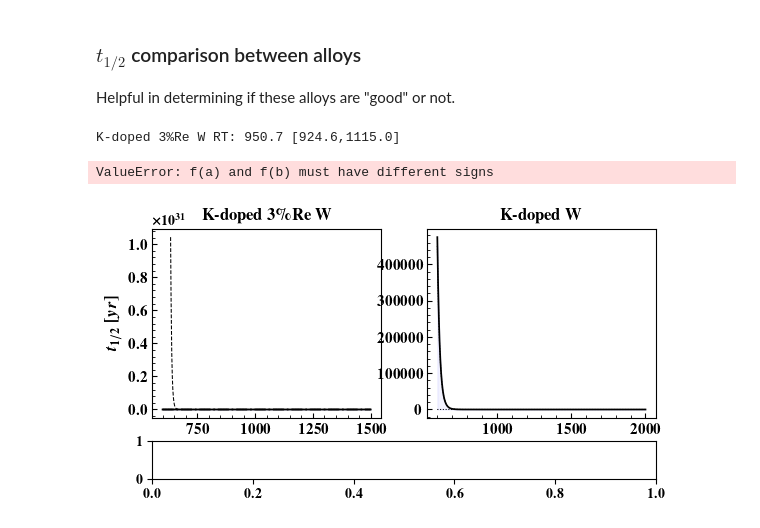
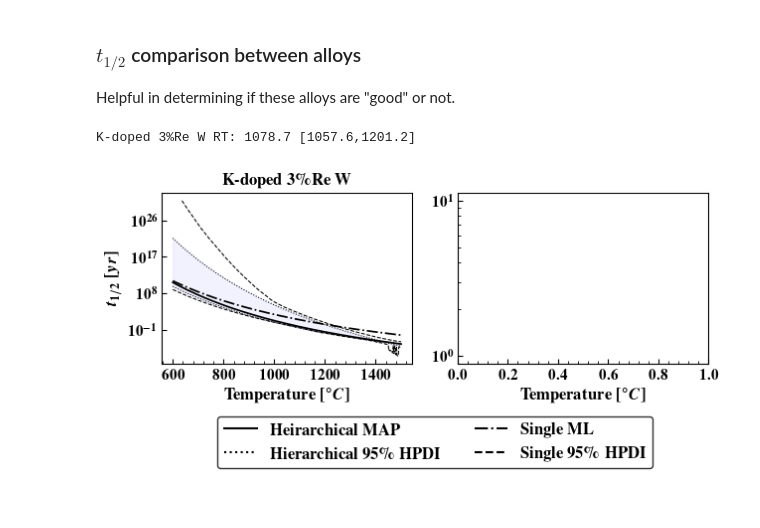
Before and after one commit to ml-ME-gatech/modeling_tungsten, a Jupyter notebook: recrystallization/model_inference/inference_extension.ipynb, the cells around one changed output. Drawn from its saved outputs; the diff is of its cells as text; code cells hidden in the pictures.

Commit message:
Images
Image Changes

```diff
--- a/recrystallization/model_inference/inference_extension.ipynb
+++ b/recrystallization/model_inference/inference_extension.ipynb
@@ -903,7 +903,7 @@ def estimate_RT(sampled_time: np.ndarray,
 
 
 alloy_name = 'K-doped 3%Re W'
-X = 0.1
+X = 0.95
 SECONDS_TO_HOURS = 3600.0
 HOURS_TO_YEAR = 24.0*365.0
 SECONDS_TO_YEAR = SECONDS_TO_HOURS*HOURS_TO_YEAR
@@ -920,14 +920,14 @@ for ax in axes:
 axes[0].set_ylabel(r'\textbf{$t_{1/2}$ [$yr$]}',fontsize = 12)
 
 t_ranges = [(600,1500),(600,2000)]
-for i,(ax,alloy_name,tr) in enumerate(zip(axes,[r'K-doped 3%Re W','K-doped W'],t_ranges)):
+for i,(ax,alloy_name,tr) in enumerate(zip(axes,[r'K-doped 3%Re W'],t_ranges)):
 
     ax.set_title(r'\textbf{' + alloy_name.replace('%',r'\%') + '}',fontsize = 12)
     #Map Estimate
     with open(INFERENCE_PATH.joinpath(f'{alloy_name}_tpa_map_trunc_normal.pkl'),'rb') as f:
         inf_summary = pickle.load(f)['map']
 
-    temperature = np.linspace(tr[0],tr[1],5000) + 273.15
+    temperature = np.linspace(tr[0],tr[1],500) + 273.15
     map_params = posterior_latent_model(inf_summary)
     t = sample_jmak_model_time(X,jnp.array(temperature),*map_params)
     ax.plot(temperature - 273.15,t/SECONDS_TO_YEAR,lw = 1.25, color = 'k',ls = '-')
@@ -943,7 +943,7 @@ for i,(ax,alloy_name,tr) in enumerate(zip(axes,[r'K-doped 3%Re W','K-doped W'],t
     ax.plot(temperature - 273.15,lower/SECONDS_TO_YEAR,color = 'k',lw = 0.75,ls = ':')
     ax.plot(temperature - 273.15,upper/SECONDS_TO_YEAR,color = 'k',lw = 0.75,ls = ':')
 
-    RT = np.round(estimate_RT(sampled_t, t, temperature,20*SECONDS_TO_YEAR) - 273.15,1)
+    RT = np.round(estimate_RT(sampled_t, t, temperature,SECONDS_TO_YEAR) - 273.15,1)
     print('{} RT: {} [{},{}]'.format(alloy_name,RT[0],RT[1],RT[2]))
 
     #Single ML Estimate
@@ -953,33 +953,32 @@ for i,(ax,alloy_name,tr) in enumerate(zip(axes,[r'K-doped 3%Re W','K-doped W'],t
     inf_summary = pd.read_csv(INFERENCE_PATH.joinpath(model_name.format(f'{alloy_name}_single_trunc_normal_params.csv')),index_col = 0)
     a1,B1,a2,B2,n,_ = inf_summary.loc[['a1','B1','a2','B2','n','sigma'],'ml'].to_numpy()
 
     t = sample_jmak_model_time(X,jnp.array(temperature),a1,a2,B1,B2,n)
     ax.plot(temperature - 273.15,t/SECONDS_TO_YEAR,lw = 1.25, color = 'k',ls = '-.')
     #Confidence Intervals
     sampled_t = vmapped_sample_model_time(sample_jmak_model_time,X,jnp.array(temperature),
                                               *[posterior_samples[a] for a in ['a1','a2','B1','B2','n']],
                                               sigma = posterior_samples['sigma'])
     lower,upper = numpyro.diagnostics.hpdi(sampled_t.T,0.95)
     ax.plot(temperature - 273.15,lower/SECONDS_TO_YEAR,color = 'k',lw = 0.75,ls = '--')
     ax.plot(temperature - 273.15,upper/SECONDS_TO_YEAR,color = 'k',lw = 0.75,ls = '--')
 
 legend_patches = [
     plt.Line2D([0], [0], color='k', lw=1.5, ls = '-',label = r'\textbf{Heirarchical MAP}'),
     plt.Line2D([0], [0], color='k', lw=1.5, ls = ':',label = r'\textbf{Hierarchical 95\% HPDI}'),
     plt.Line2D([0], [0], color='k', lw=1.5, ls = '-.',label = r'\textbf{Single ML}'),
     plt.Line2D([0], [0], color='k', lw=1.5, ls = '--',label = r'\textbf{Single 95\% HPDI}'),
 ]
 
 legend = legend_ax.legend(handles = legend_patches,loc = 'center',fontsize = 12.0,frameon = True,ncol = 2)
 legend_ax.axis('off')
 frame = legend.get_frame()
 frame.set_linewidth(1.0)
 frame.set_edgecolor('k')
 for ax in axes:
     ax.set_yscale('log')
 fig.tight_layout()
 #fig.savefig(GIT_IMAGE_PATH.joinpath('half_rx_time_trunc_normal.svg'),bbox_inches = 'tight')
 # %% [output]
-K-doped 3%Re W RT: 950.7 [924.6,1115.0]
+K-doped 3%Re W RT: 1078.7 [1057.6,1201.2]
-ValueError: f(a) and f(b) must have different signs
-[figure, old version]
+[figure, new version]
```
Also changed, not shown: 14 other files.
